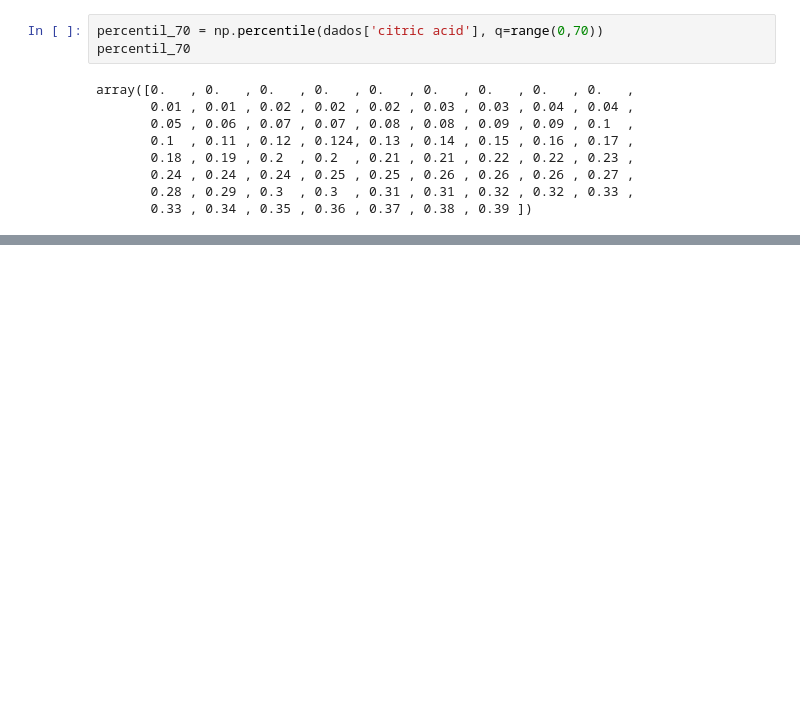
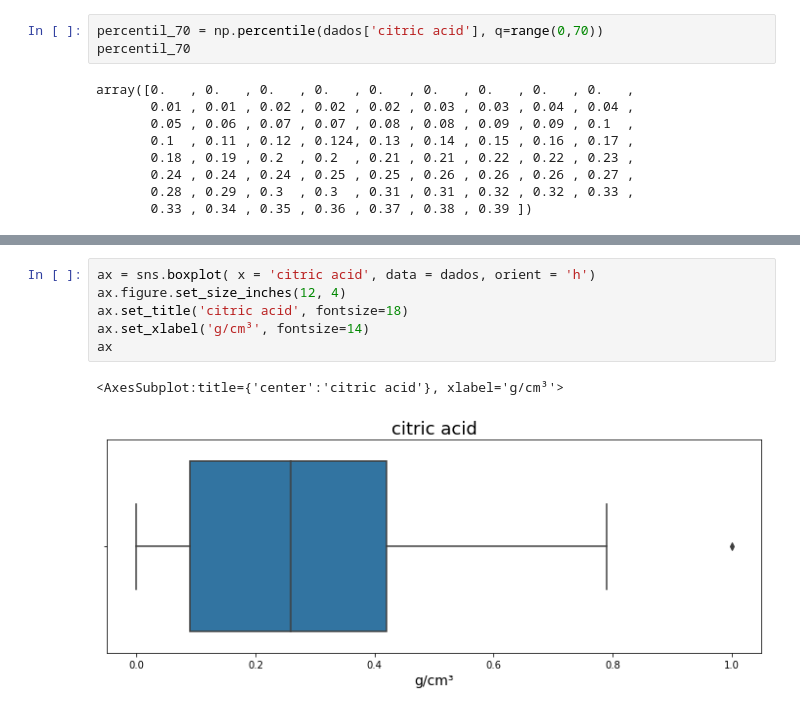
Before and after one commit to AdsonRoberto/ML_Analise_de_dados, a Jupyter notebook: analise_de_dados.ipynb, the cells around one changed output, grey strips where cells are left out. Drawn from its saved outputs; the diff is of its cells as text; blank space fills up the shorter version.

```diff
--- a/analise_de_dados.ipynb
+++ b/analise_de_dados.ipynb
@@ -512,0 +532,9 @@ array([0.   , 0.   , 0.   , 0.   , 0.   , 0.   , 0.   , 0.   , 0.   ,
+# %%
+ax = sns.boxplot( x = 'citric acid', data = dados, orient = 'h')
+ax.figure.set_size_inches(12, 4)
+ax.set_title('citric acid', fontsize=18)
+ax.set_xlabel('g/cm³', fontsize=14)
+ax
+# %% [output]
+<AxesSubplot:title={'center':'citric acid'}, xlabel='g/cm³'>
+[figure, added]
```
Also changed, not shown: parts of 11 cells of this notebook.
